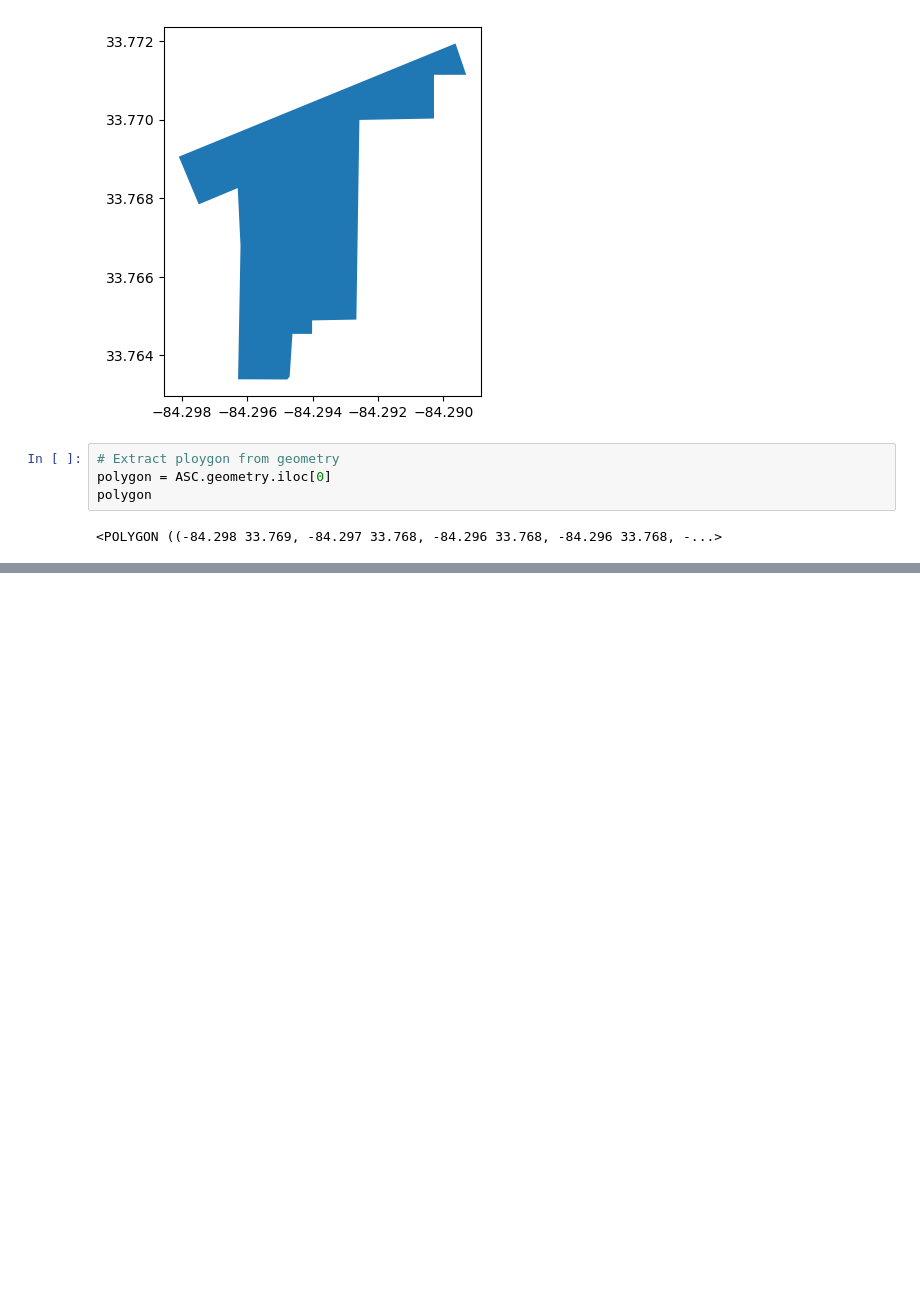
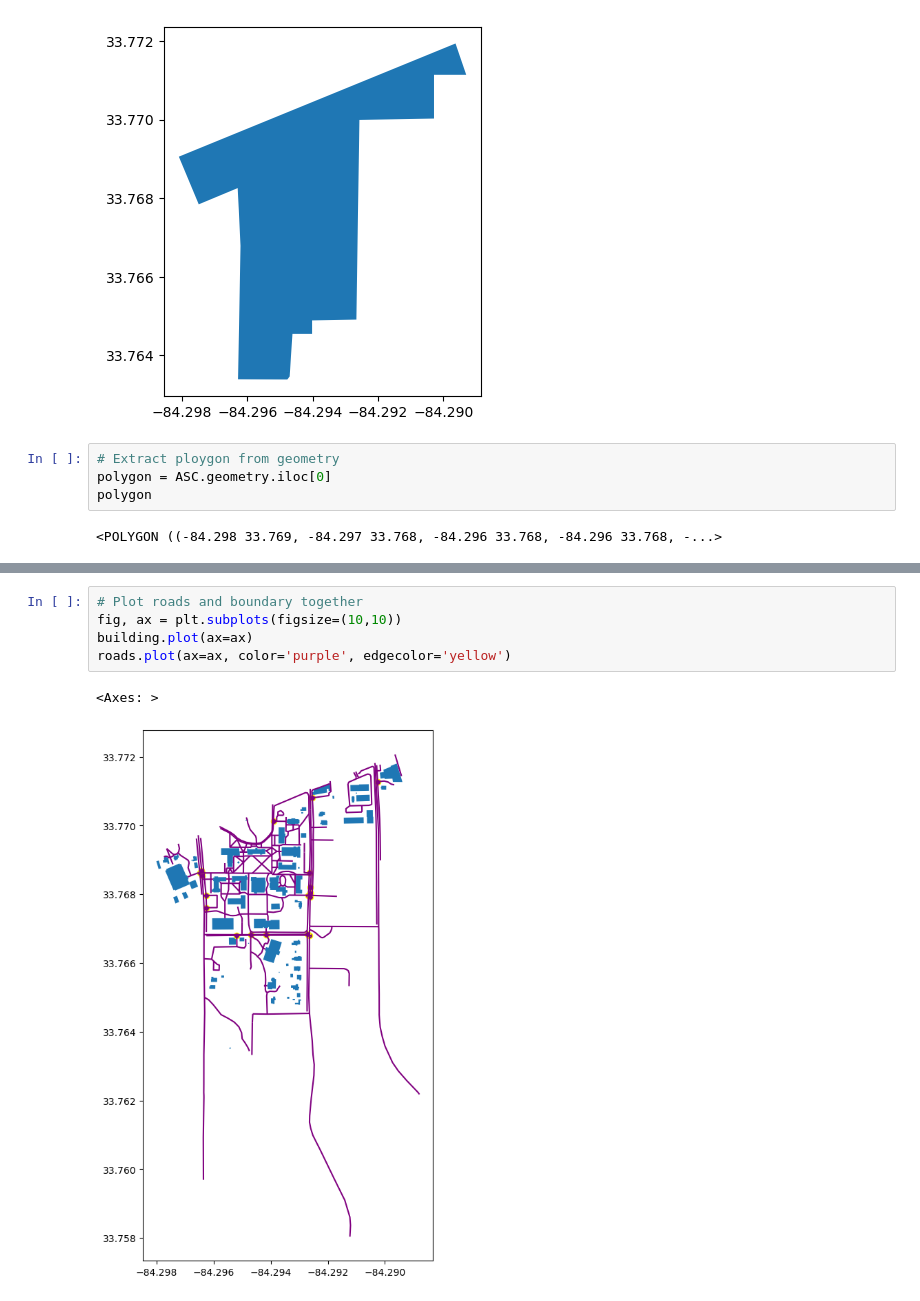
Before and after one commit to cu-esiil-edu/01-campus-map-echinodermatamata, a Jupyter notebook: ASC.ipynb, the cells around one changed output, grey strips where cells are left out. Cells and saved outputs as stored; diff of their text form; blank space fills up the shorter version.

```diff
--- a/ASC.ipynb
+++ b/ASC.ipynb
@@ -33,0 +91,8 @@ polygon
+# %%
+# Plot roads and boundary together
+fig, ax = plt.subplots(figsize=(10,10))
+building.plot(ax=ax)
+roads.plot(ax=ax, color='purple', edgecolor='yellow')
+# %% [output]
+<Axes: >
+[figure, added]
```
Also changed, not shown: parts of 7 cells of this notebook, 3 other files.
